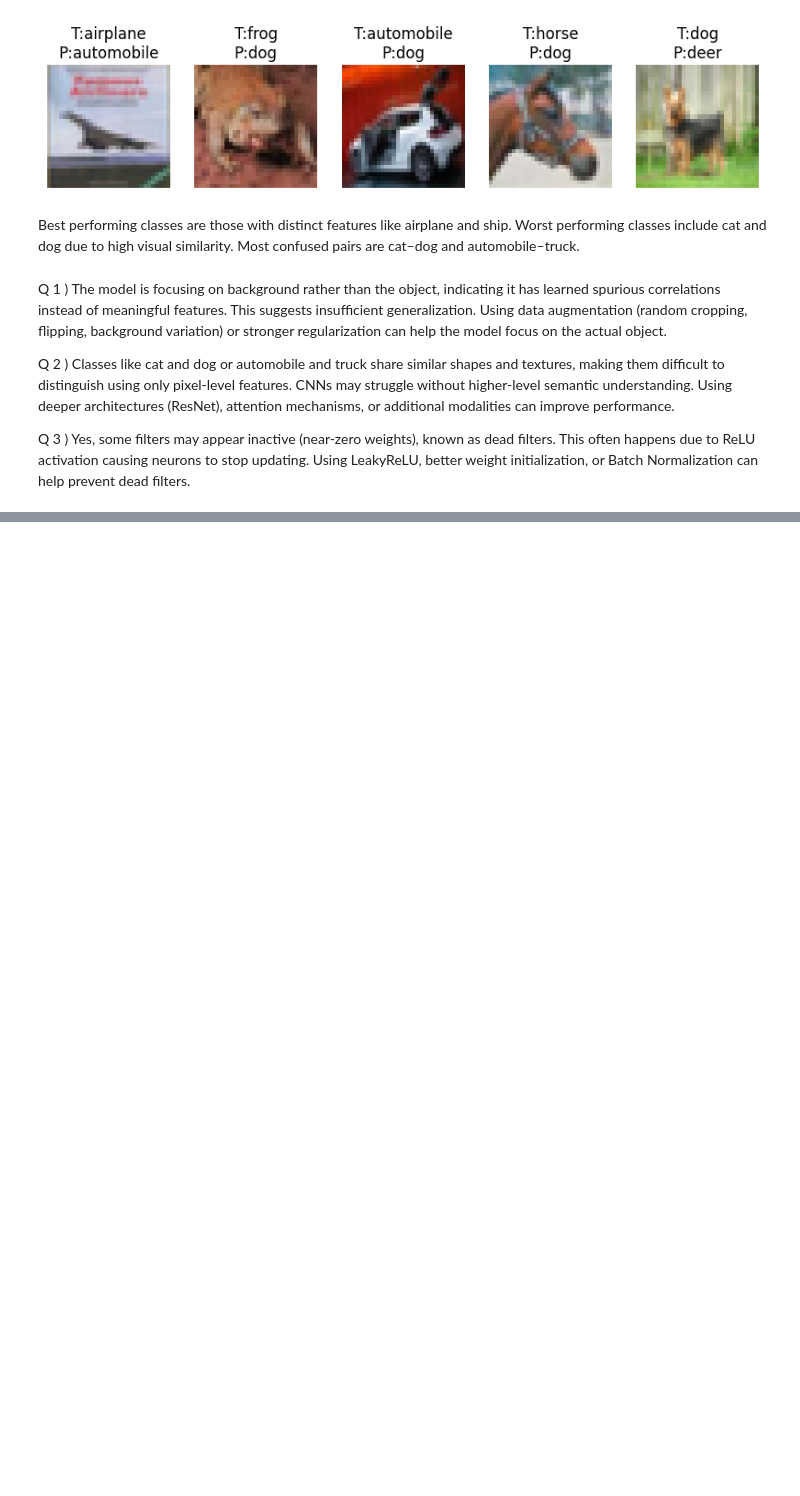
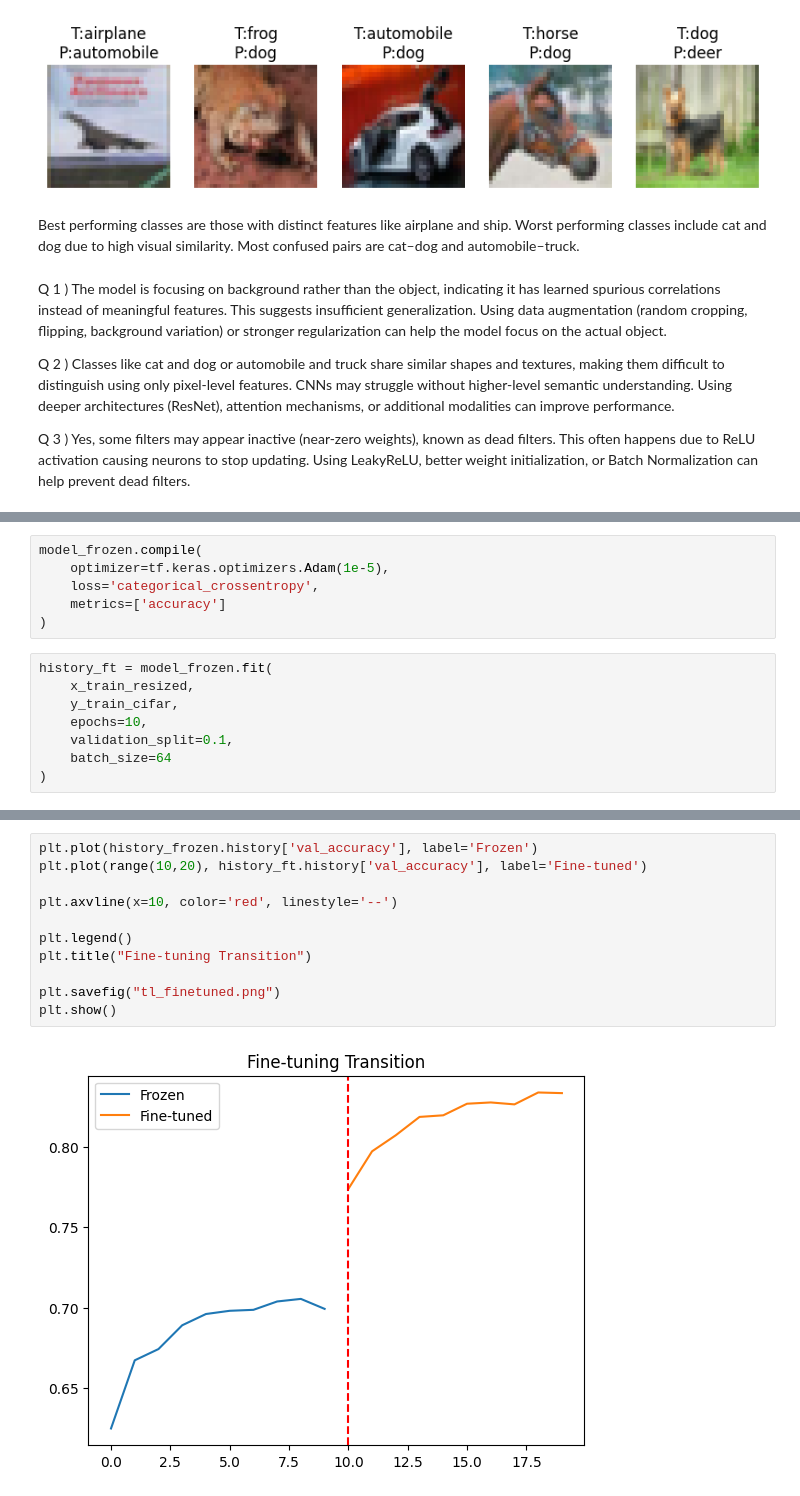
Before and after one commit to cd3004/CNN-Lab-Assignment, a Jupyter notebook: 24cd3004_CNN_Lab.ipynb, the cells around one changed output, grey strips where cells are left out. Cells and saved outputs as stored; diff of their text form; blank space fills up the shorter version.

```diff
--- a/24cd3004_CNN_Lab.ipynb
+++ b/24cd3004_CNN_Lab.ipynb
@@ -965,0 +1060,14 @@ Using LeakyReLU, better weight initialization, or Batch Normalization can help p
+# %%
+model_frozen.compile(
+    optimizer=tf.keras.optimizers.Adam(1e-5),
+    loss='categorical_crossentropy',
+    metrics=['accuracy']
+)
+# %%
+history_ft = model_frozen.fit(
+    x_train_resized,
+    y_train_cifar,
+    epochs=10,
+    validation_split=0.1,
+    batch_size=64
+)
@@ -965,0 +1095,13 @@ Using LeakyReLU, better weight initialization, or Batch Normalization can help p
+# %%
+plt.plot(history_frozen.history['val_accuracy'], label='Frozen')
+plt.plot(range(10,20), history_ft.history['val_accuracy'], label='Fine-tuned')
+
+plt.axvline(x=10, color='red', linestyle='--')
+
+plt.legend()
+plt.title("Fine-tuning Transition")
+
+plt.savefig("tl_finetuned.png")
+plt.show()
+# %% [output]
+[figure, added]
```
Also changed, not shown: parts of 19 cells of this notebook.
